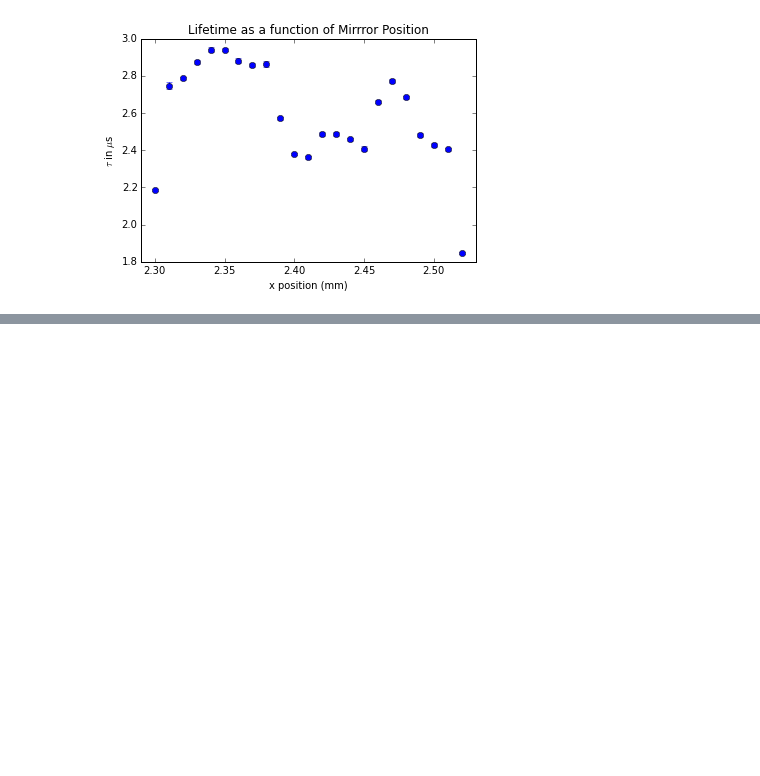
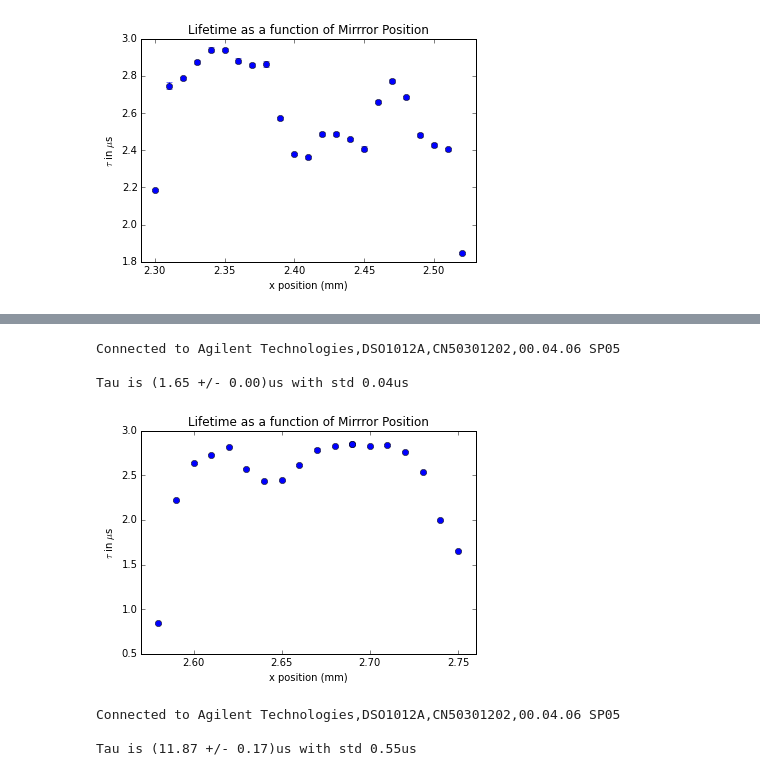
Before and after one commit to zakv/Ringdown_Scope_Code, a Jupyter notebook: Ringdown_Scope_Code.ipynb, the cells around one changed output, grey strips where cells are left out. Saved outputs shown, nothing was run; the diff lists cells and outputs as text; code cells hidden in the pictures; blank space fills up the shorter version.

```diff
--- a/Ringdown_Scope_Code.ipynb
+++ b/Ringdown_Scope_Code.ipynb
@@ -82,0 +99,39 @@ Tau is (2.33 +/- 0.01)us with std 0.07us
+# %%
+position=(2.75,1.75)
+
+reload(instrument)
+scope=instrument.AgilentScope("/dev/usbtmc0")
+tau_mean,tau_uncertainty,series=scope.measure_tau(100)
+series.position=position
+series_list.append(series)
+
+j=0
+for series in series_list:
+    file_name='horizontal_scan_%d_%1.2fmm.pkl' % (j,series.position[0])
+    file_name=os.path.join('Mirrors_3_4_Horizontal_Scan_1',file_name)
+    series.file_name=file_name
+    series.save(overwrite=True)
+
+x_array=np.array([series.position[0] for series in series_list])
+tau_array=np.array([series.tau_mean for series in series_list])*1e6
+tau_uncertainties=np.array([series.tau_uncertainty for series in series_list])*1e6
+left_lim,right_lim=min(x_array)-0.01,max(x_array)+0.01
+plt.errorbar(x_array,tau_array,yerr=tau_uncertainties,fmt='o')
+plt.xlim(left_lim,right_lim)
+plt.xlabel(r"x position (mm)")
+plt.ylabel(r"$\tau$ in $\mu$s")
+plt.title(r"Lifetime as a function of Mirrror Position")
+plt.savefig("Ringdown_Data/Mirrors_3_4_Horizontal_Scan_1/plot.png")
+# %% [output]
+Connected to Agilent Technologies,DSO1012A,CN50301202,00.04.06 SP05
+
+Tau is (1.65 +/- 0.00)us with std 0.04us
+[figure, added]
+# %%
+reload(instrument)
+scope=instrument.AgilentScope("/dev/usbtmc0")
+tau_mean,tau_uncertainty,series=scope.measure_tau(10)
+# %% [output]
+Connected to Agilent Technologies,DSO1012A,CN50301202,00.04.06 SP05
+
+Tau is (11.87 +/- 0.17)us with std 0.55us
```
Also changed, not shown: parts of 15 cells of this notebook.
